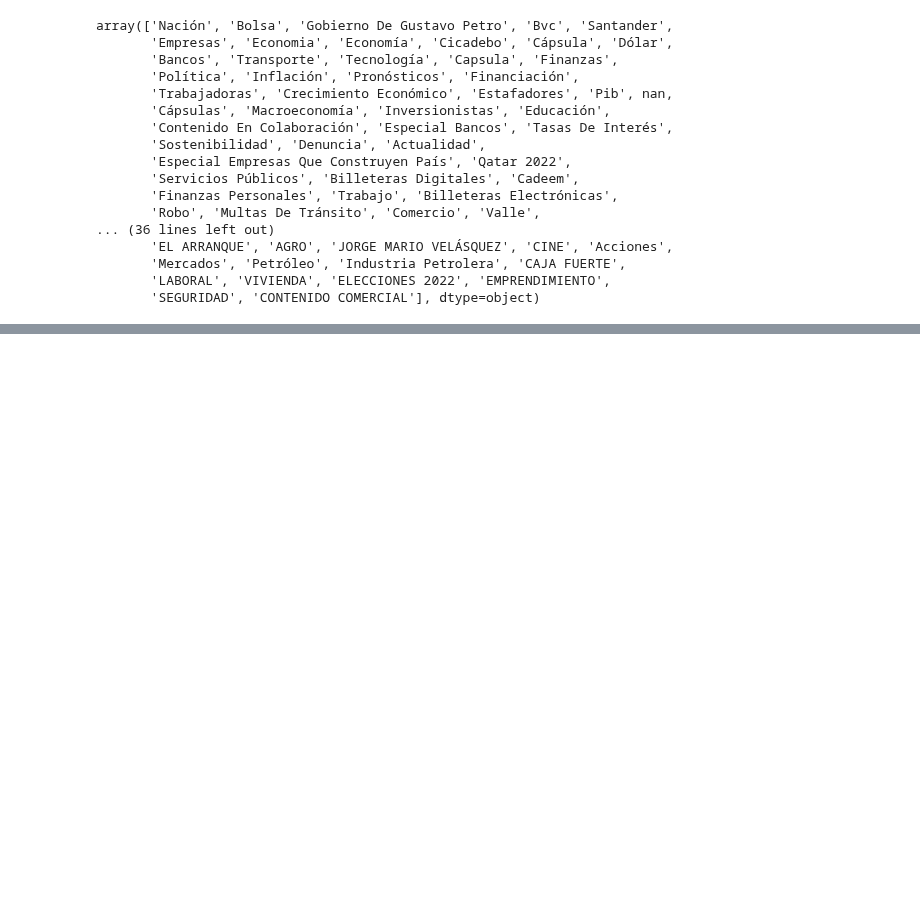
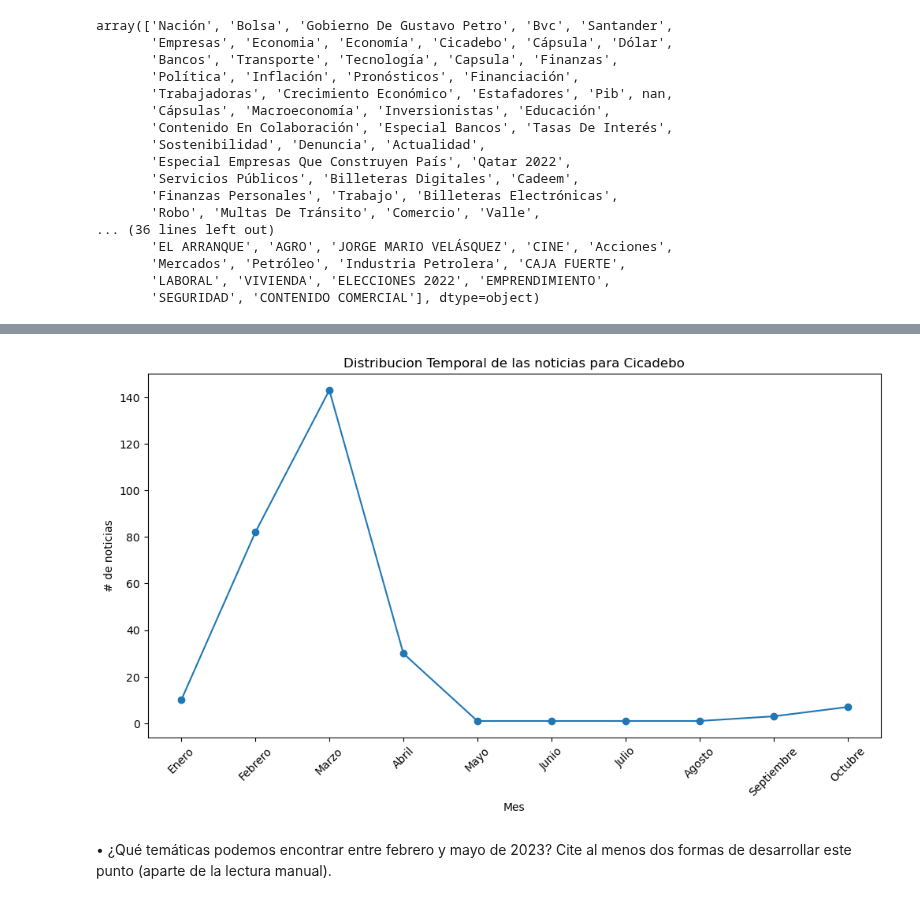
Before and after one commit to 0Ellias0/accenture_study_case, a Jupyter notebook: solution.ipynb, the cells around one changed output, grey strips where cells are left out. Saved outputs shown, nothing was run; the diff lists cells and outputs as text; code cells hidden in the pictures; blank space fills up the shorter version.

```diff
--- a/solution.ipynb
+++ b/solution.ipynb
@@ -99,0 +192,4 @@ df['Tema'].value_counts(['CINE Y TV','Mercados'])
+# %%
+df_fechas = pd.to_datetime(fechas,format='mixed')
+# %%
+news_by_month = df_fechas.dt.month.value_counts().sort_index()
@@ -99,0 +211,19 @@ df['Tema'].value_counts(['CINE Y TV','Mercados'])
+# %%
+month_names = ['Enero', 'Febrero', 'Marzo', 'Abril', 'Mayo', 'Junio', 'Julio', 'Agosto', 'Septiembre', 'Octubre', 'Noviembre', 'Diciembre']
+# %%
+news_by_month.index = month_names[:news_by_month.shape[0]]
+# %%
+
+
+plt.figure(figsize=(12,6))
+plt.plot(news_by_month.index, news_by_month.values, marker='o', linestyle='-')
+plt.xlabel('Mes')
+plt.ylabel('# de noticias')
+plt.title('Distribucion Temporal de las noticias para Cicadebo')
+plt.xticks(rotation=45)
+plt.show()
+# %% [output]
+[figure, added]
+# %% [markdown]
+• ¿Qué temáticas podemos encontrar entre febrero y mayo de 2023? Cite al menos dos formas de desarrollar este punto (aparte
+de la lectura manual).
```
Also changed, not shown: parts of 16 cells of this notebook.
